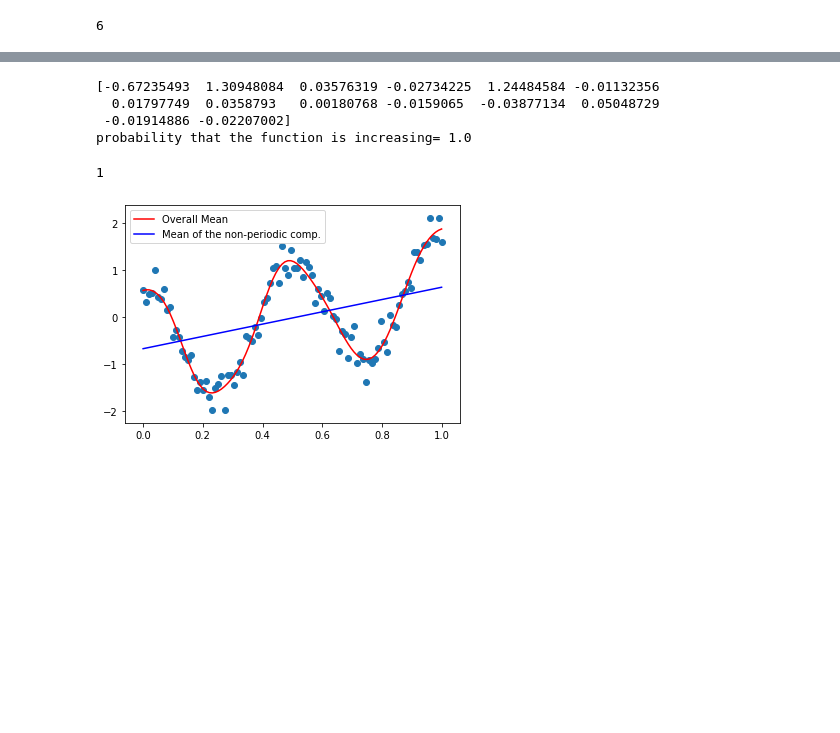
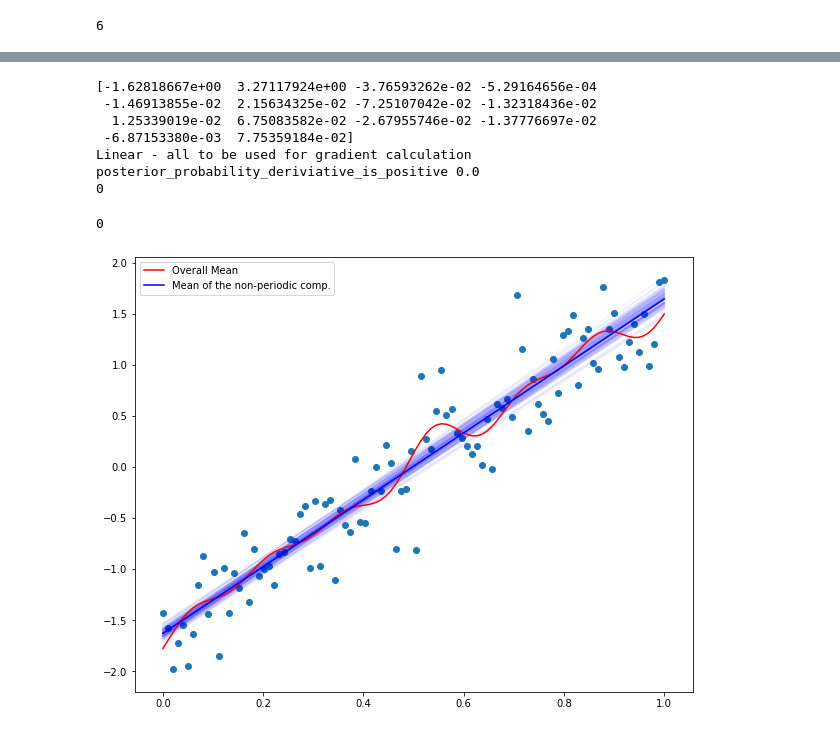
Before and after one commit to vipulpopat/ET5003-Assignment-4, a Jupyter notebook: Tanh.ipynb, the cells around one changed output, grey strips where cells are left out. Cells and saved outputs as stored; diff of their text form; code cells hidden in the pictures; blank space fills up the shorter version.

```diff
--- a/Tanh.ipynb
+++ b/Tanh.ipynb
@@ -166,6 +384,6 @@ idx.shape[0]
 # %%
 X = np.linspace(0,1,100)
-Y =  X + np.cos(4*np.pi*X) + np.random.randn(len(X))*0.2
 
-run_model(X,Y, 0, plot=True)
+Y = data.iloc[0,1:101].values
+run_model(X,Y,0,plot=True)
 # %% [output]
@@ -175,6 +391,9 @@ Finished [100%]: Average Loss = 99.874
-[-0.67235493  1.30948084  0.03576319 -0.02734225  1.24484584 -0.01132356
-  0.01797749  0.0358793   0.00180768 -0.0159065  -0.03877134  0.05048729
- -0.01914886 -0.02207002]
-probability that the function is increasing= 1.0
+[-1.62818667e+00  3.27117924e+00 -3.76593262e-02 -5.29164656e-04
+ -1.46913855e-02  2.15634325e-02 -7.25107042e-02 -1.32318436e-02
+  1.25339019e-02  6.75083582e-02 -2.67955746e-02 -1.37776697e-02
+ -6.87153380e-03  7.75359184e-02]
+Linear - all to be used for gradient calculation
+posterior_probability_deriviative_is_positive 0.0
+0
-1
+0
-[figure, old version]
+[figure, new version]
```
Also changed, not shown: parts of 20 cells of this notebook.
